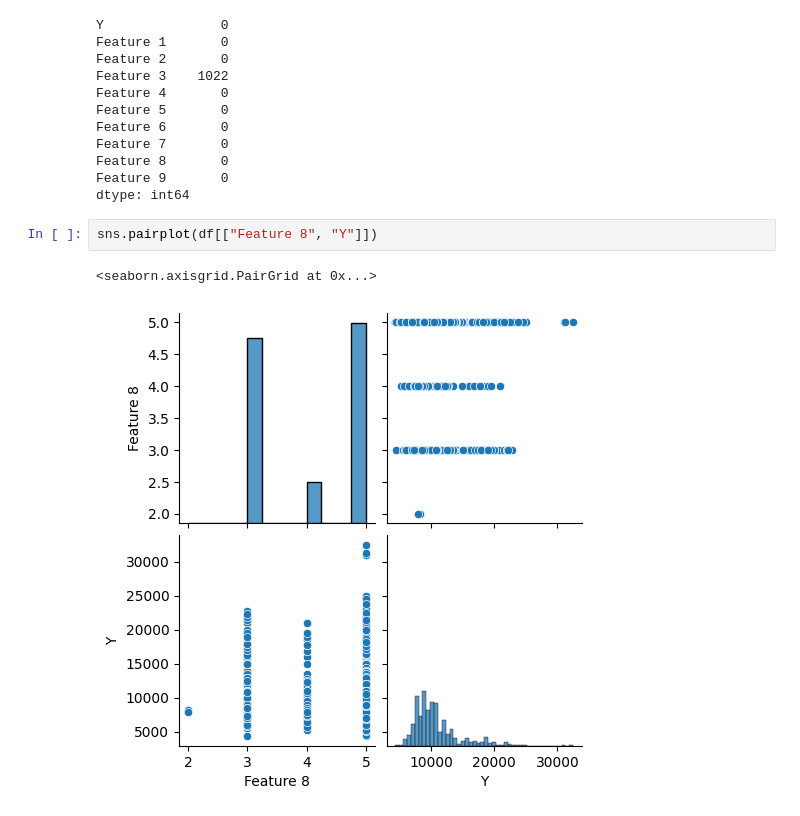
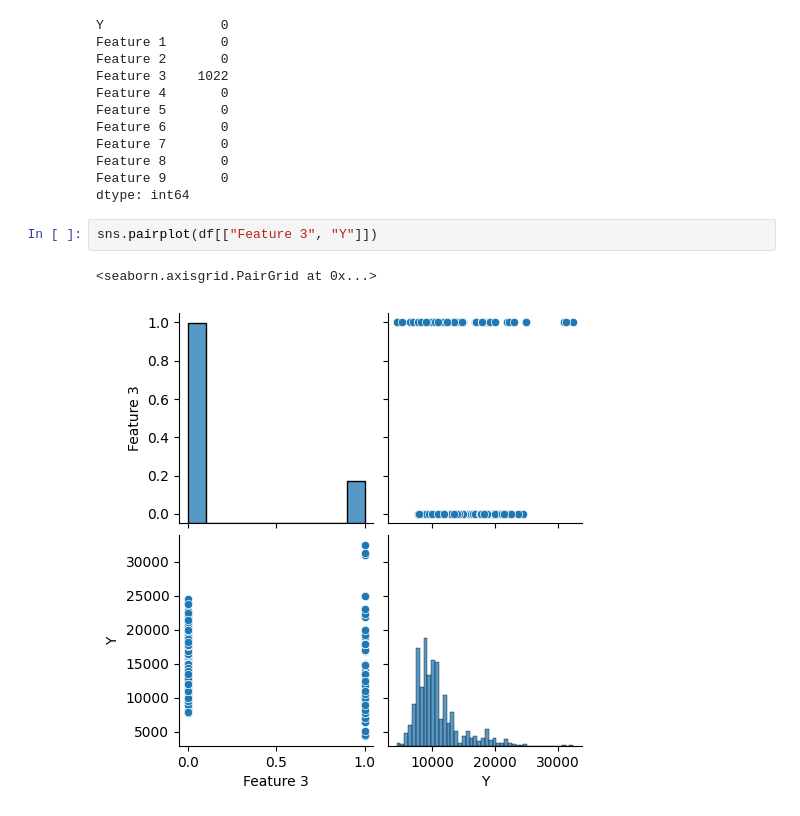
Before and after one commit to majarall/EDA-Azure-Pipeline, a Jupyter notebook: Task1.ipynb, the cells around one changed output. Drawn from its saved outputs; the diff is of its cells as text.

```diff
--- a/Task1.ipynb
+++ b/Task1.ipynb
@@ -106,7 +124,7 @@ Feature 8       0
 Feature 9       0
 dtype: int64
 # %%
-sns.pairplot(df[["Feature 8", "Y"]])
+sns.pairplot(df[["Feature 3", "Y"]])
 # %% [output]
 <seaborn.axisgrid.PairGrid at 0x...>
-[figure, old version]
+[figure, new version]
```
Also changed, not shown: parts of 6 cells of this notebook.
